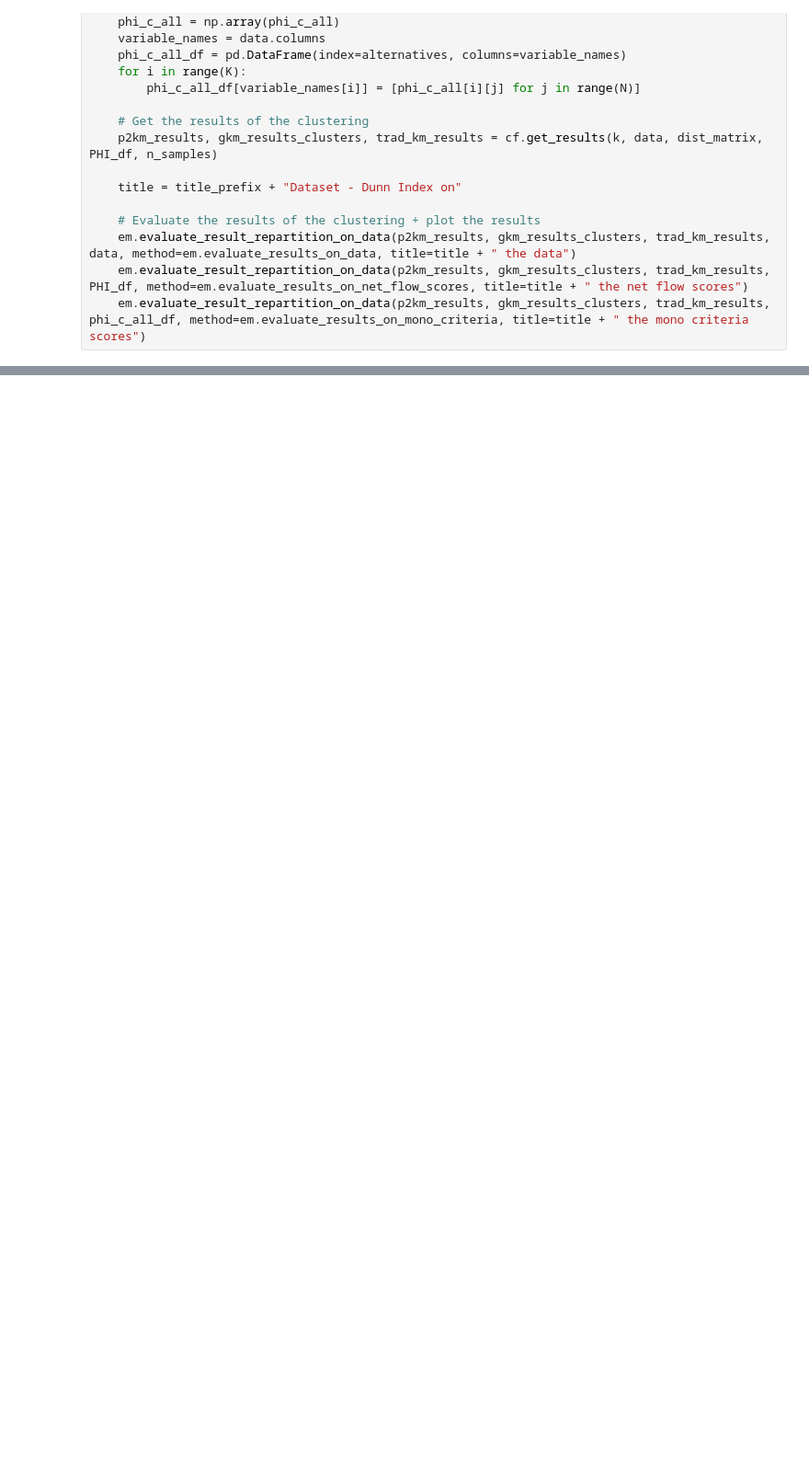
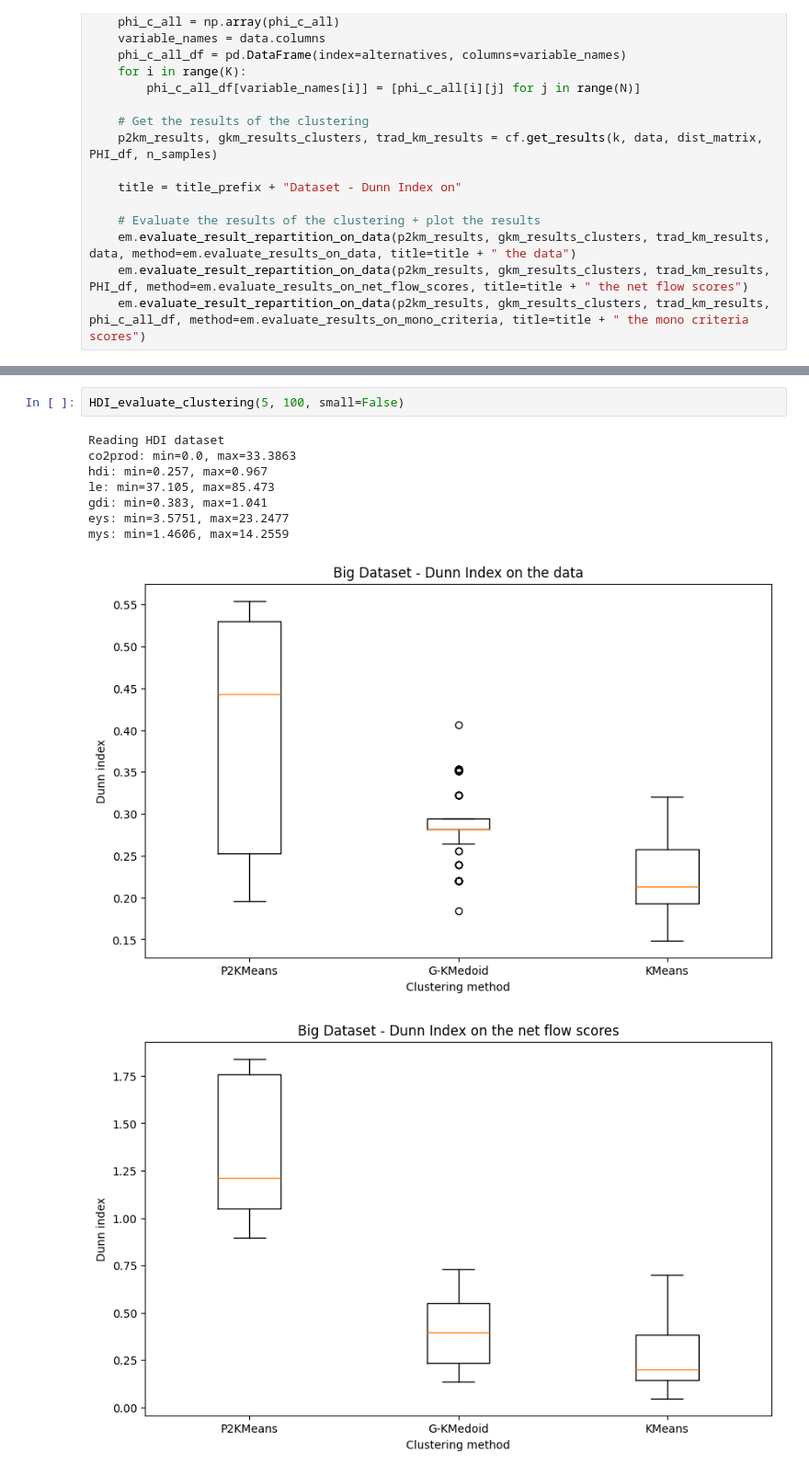
Before and after one commit to R4phou/ulb-master-thesis, a Jupyter notebook: code/src/Eval_methods.ipynb, the cells around one changed output, grey strips where cells are left out. Shown at 92% size. Drawn from its saved outputs; the diff is of its cells as text; blank space fills up the shorter version.

```diff
--- a/code/src/Eval_methods.ipynb
+++ b/code/src/Eval_methods.ipynb
@@ -73,0 +74,12 @@ mys: min=1.4606, max=14.2559
+# %%
+HDI_evaluate_clustering(5, 100, small=False)
+# %% [output]
+Reading HDI dataset
+co2prod: min=0.0, max=33.3863
+hdi: min=0.257, max=0.967
+le: min=37.105, max=85.473
+gdi: min=0.383, max=1.041
+eys: min=3.5751, max=23.2477
+mys: min=1.4606, max=14.2559
+[figure, added]
+[figure, added]
```
Also changed, not shown: parts of 2 cells of this notebook, 1 other file.
